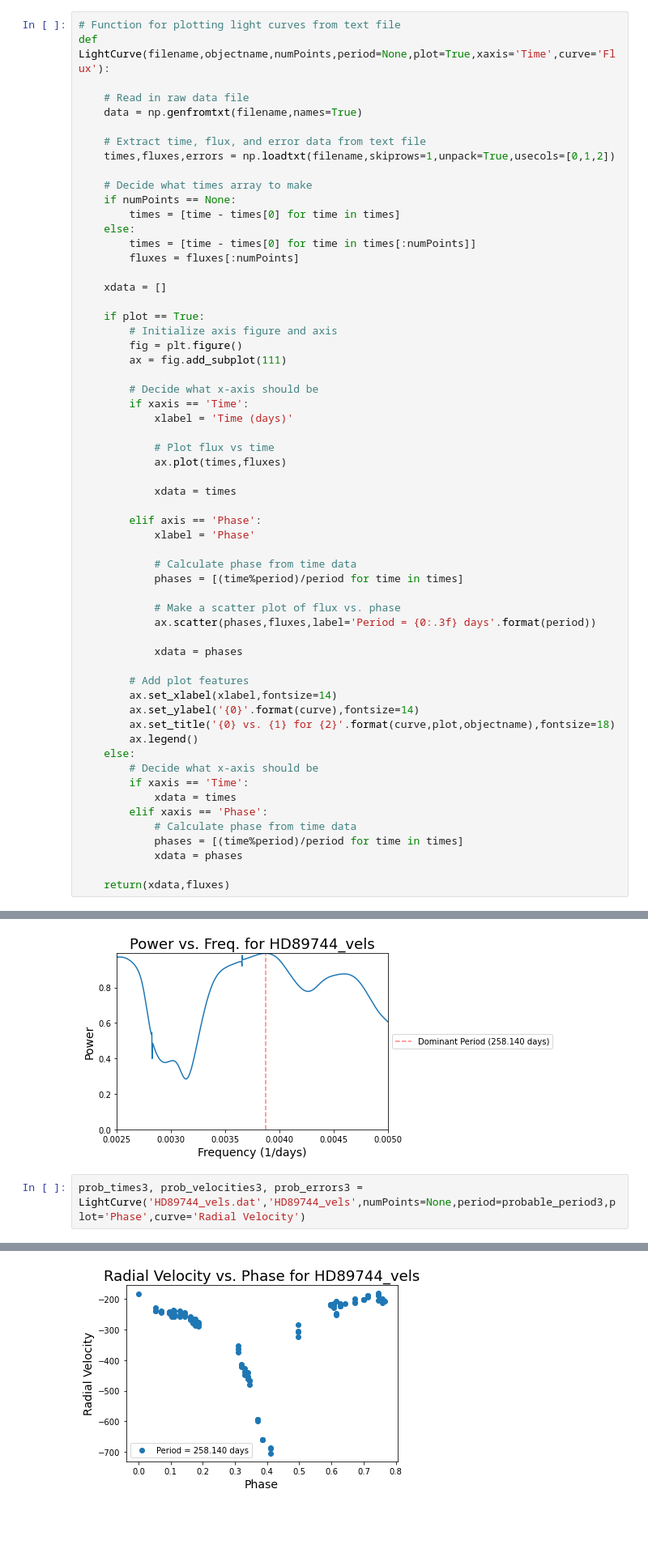
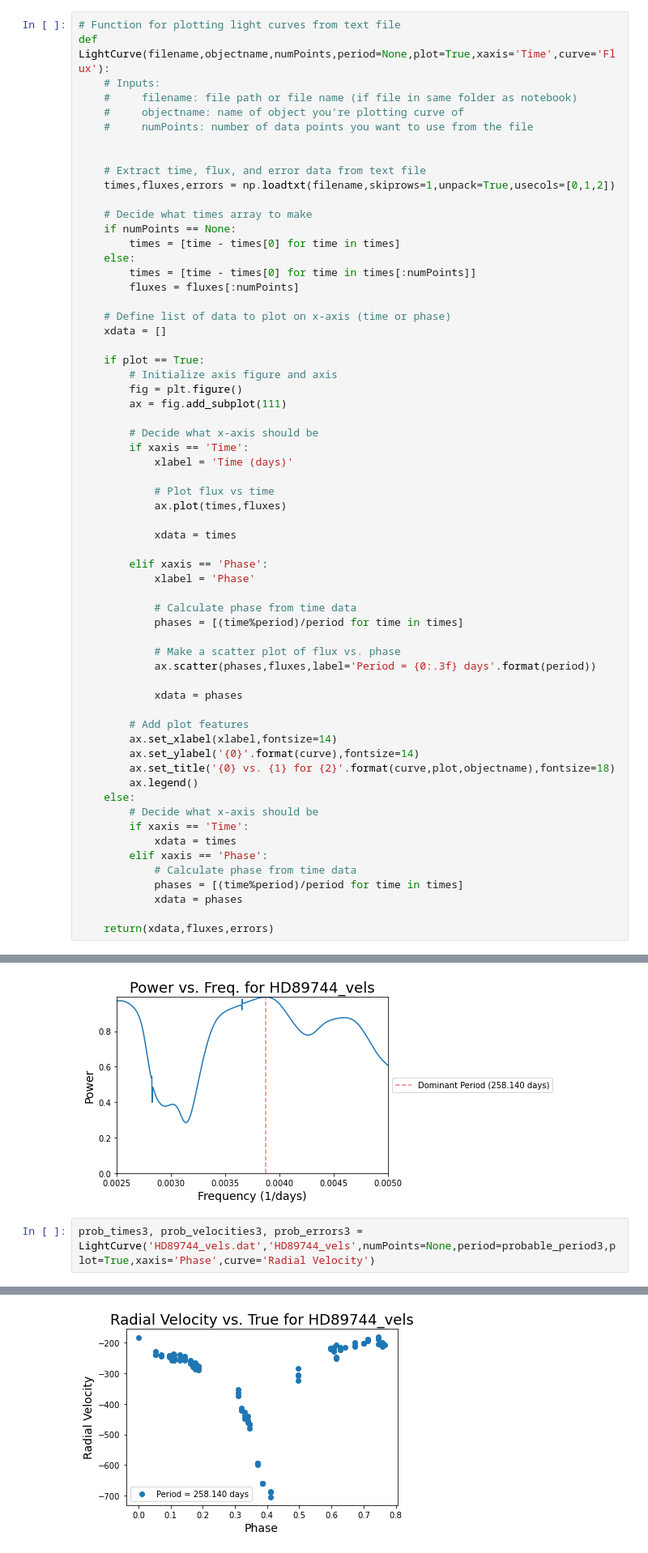
Before and after one commit to jlilly364/ASTR5490, a Jupyter notebook: HW2/PlanetsHW2.ipynb, the cells around one changed output, grey strips where cells are left out. Shown at 81% size. Drawn from its saved outputs; the diff is of its cells as text; blank space fills up the shorter version.

```diff
--- a/HW2/PlanetsHW2.ipynb
+++ b/HW2/PlanetsHW2.ipynb
@@ -321,9 +321,11 @@ instance.FourierPlotter(xaxis='phase',legend=False)
 # %%
 # Function for plotting light curves from text file
 def LightCurve(filename,objectname,numPoints,period=None,plot=True,xaxis='Time',curve='Flux'):
+    # Inputs:
+    #     filename: file path or file name (if file in same folder as notebook)
+    #     objectname: name of object you're plotting curve of
+    #     numPoints: number of data points you want to use from the file
 
-    # Read in raw data file
-    data = np.genfromtxt(filename,names=True)
 
     # Extract time, flux, and error data from text file
     times,fluxes,errors = np.loadtxt(filename,skiprows=1,unpack=True,usecols=[0,1,2])
@@ -335,6 +337,7 @@ def LightCurve(filename,objectname,numPoints,period=None,plot=True,xaxis='Time',
         times = [time - times[0] for time in times[:numPoints]]
         fluxes = fluxes[:numPoints]
 
+    # Define list of data to plot on x-axis (time or phase)
     xdata = []
 
     if plot == True:
@@ -351,7 +354,7 @@ def LightCurve(filename,objectname,numPoints,period=None,plot=True,xaxis='Time',
 
             xdata = times
 
-        elif axis == 'Phase':
+        elif xaxis == 'Phase':
             xlabel = 'Phase'
 
             # Calculate phase from time data
@@ -376,7 +379,7 @@ def LightCurve(filename,objectname,numPoints,period=None,plot=True,xaxis='Time',
             phases = [(time%period)/period for time in times]
             xdata = phases
 
-    return(xdata,fluxes)
+    return(xdata,fluxes,errors)
 # %%
 LightCurve('KIC02141697_LC_all.dat','KIC02141697',200)
 # %% [output]
@@ -600,5 +603,5 @@ probable_period3 = LS('HD89744_vels.dat','HD89744_vels',200,400,1000,5)
 # %% [output]
 [figure]
 # %%
-prob_times3, prob_velocities3, prob_errors3 = LightCurve('HD89744_vels.dat','HD89744_vels',numPoints=None,period=probable_period3,plot='Phase',curve='Radial Velocity')
+prob_times3, prob_velocities3, prob_errors3 = LightCurve('HD89744_vels.dat','HD89744_vels',numPoints=None,period=probable_period3,plot=True,xaxis='Phase',curve='Radial Velocity')
 # %% [output]
@@ -606,3 +608,3 @@ TypeError: 'NoneType' object is not iterable
-[figure, old version]
+[figure, new version]
 # %% [markdown]
 ### My best result is 258.14 days and the published period (https://exoplanets.nasa.gov/exoplanet-catalog/6697/hd-89744-b/) is 256.8 days so I am quite close.
```
Also changed, not shown: parts of 11 cells of this notebook, 4 other files.
